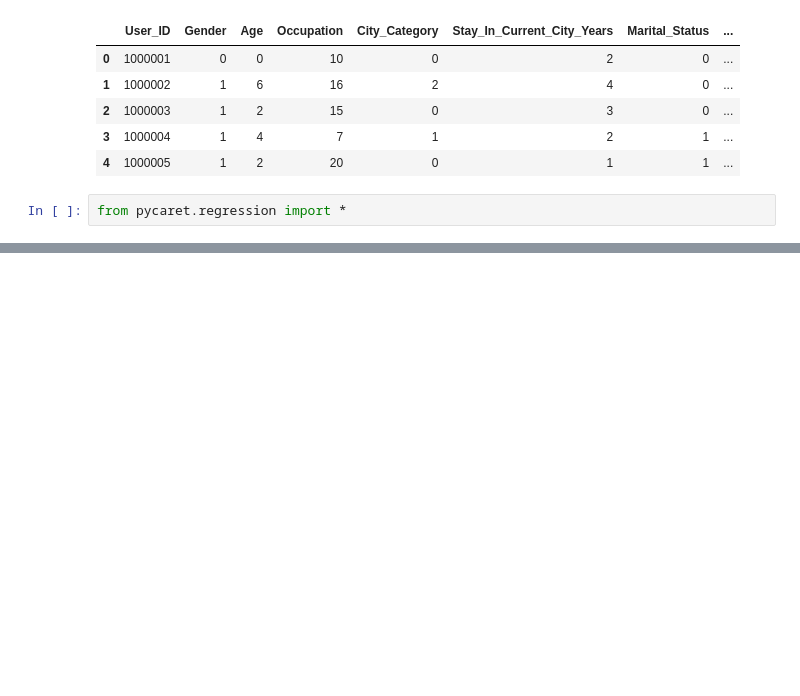
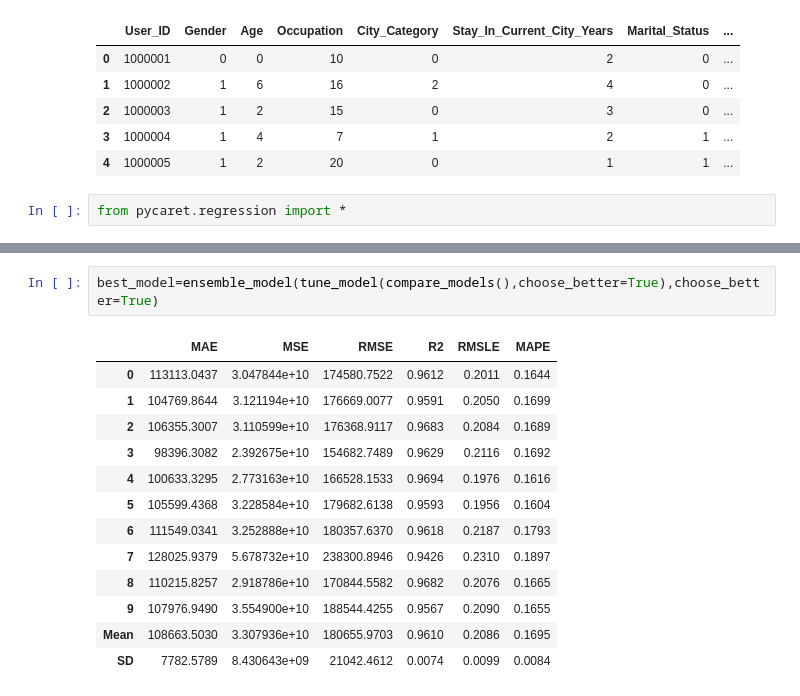
Before and after one commit to santhoshbvsrk/MLProjects, a Jupyter notebook: BlackFridaySales/BlackFridaySales_PyCaret.ipynb, the cells around one changed output, grey strips where cells are left out. Drawn from its saved outputs; the diff is of its cells as text; blank space fills up the shorter version.

```diff
--- a/BlackFridaySales/BlackFridaySales_PyCaret.ipynb
+++ b/BlackFridaySales/BlackFridaySales_PyCaret.ipynb
@@ -157,0 +228,16 @@ TypeError: ignored
+# %%
+best_model=ensemble_model(tune_model(compare_models(),choose_better=True),choose_better=True)
+# %% [output]
+|  | MAE | MSE | RMSE | R2 | RMSLE | MAPE |
+| 0 | 113113.0437 | 3.047844e+10 | 174580.7522 | 0.9612 | 0.2011 | 0.1644 |
+| 1 | 104769.8644 | 3.121194e+10 | 176669.0077 | 0.9591 | 0.2050 | 0.1699 |
+| 2 | 106355.3007 | 3.110599e+10 | 176368.9117 | 0.9683 | 0.2084 | 0.1689 |
+| 3 | 98396.3082 | 2.392675e+10 | 154682.7489 | 0.9629 | 0.2116 | 0.1692 |
+| 4 | 100633.3295 | 2.773163e+10 | 166528.1533 | 0.9694 | 0.1976 | 0.1616 |
+| 5 | 105599.4368 | 3.228584e+10 | 179682.6138 | 0.9593 | 0.1956 | 0.1604 |
+| 6 | 111549.0341 | 3.252888e+10 | 180357.6370 | 0.9618 | 0.2187 | 0.1793 |
+| 7 | 128025.9379 | 5.678732e+10 | 238300.8946 | 0.9426 | 0.2310 | 0.1897 |
+| 8 | 110215.8257 | 2.918786e+10 | 170844.5582 | 0.9682 | 0.2076 | 0.1665 |
+| 9 | 107976.9490 | 3.554900e+10 | 188544.4255 | 0.9567 | 0.2090 | 0.1655 |
+| Mean | 108663.5030 | 3.307936e+10 | 180655.9703 | 0.9610 | 0.2086 | 0.1695 |
+| SD | 7782.5789 | 8.430643e+09 | 21042.4612 | 0.0074 | 0.0099 | 0.0084 |
```
Also changed, not shown: parts of 13 cells of this notebook.
